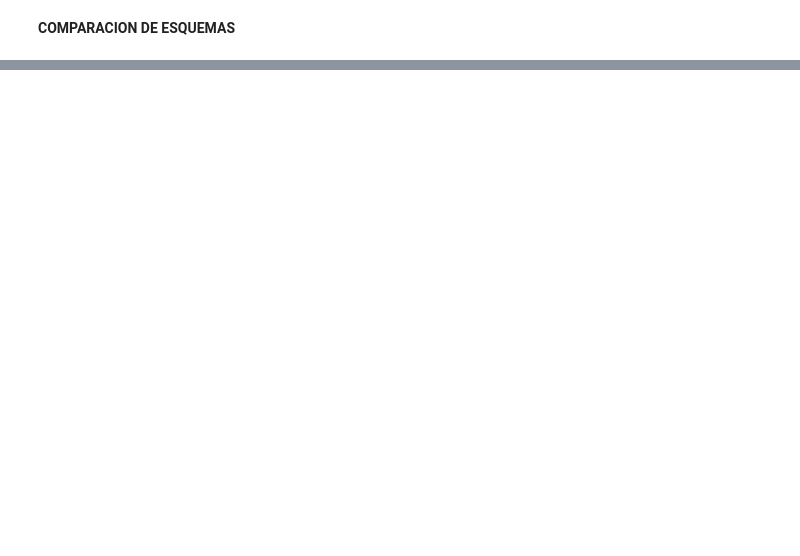
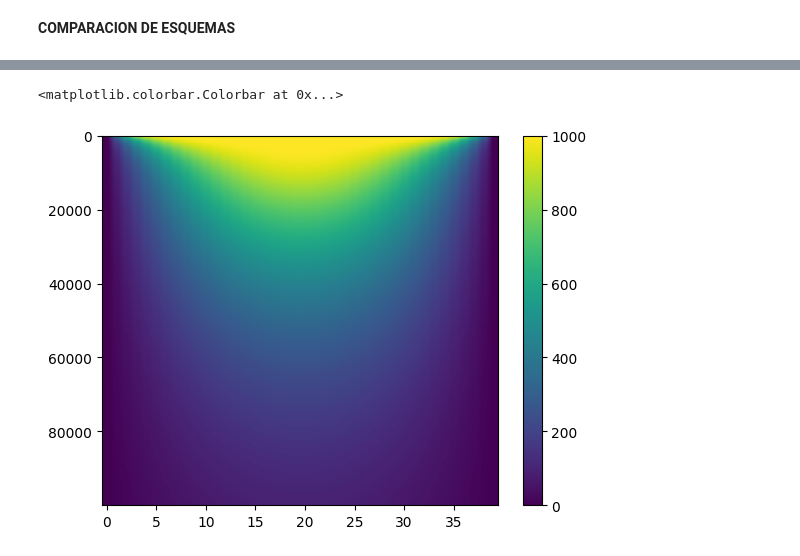
Before and after one commit to Karlosag2020/SIM_YAC_AGUIRRE_UPSE2023, a Jupyter notebook: COMPARACION DE ESQUEMAS.ipynb, the cells around one changed output, grey strips where cells are left out. Saved outputs shown, nothing was run; the diff lists cells and outputs as text; code cells hidden in the pictures; blank space fills up the shorter version.

```diff
--- a/COMPARACION DE ESQUEMAS.ipynb
+++ b/COMPARACION DE ESQUEMAS.ipynb
@@ -9,7 +9,7 @@ import math
 # %%
 #DATOS DE YACIMIENTO
 L=10000
-dx=2500
+dx=250
 Tiempo=100000
 DT=1
 K=50 #Permeabilida MD
@@ -35,7 +35,7 @@ Pexplicita=np.zeros((Tiempo//DT,L//dx))
 # %%
 #Codiciones iniciales
 Pyac=1000 #Presion de yacimiento
-Piz=2000 #Presion de la frontera izquierda
+Piz=0 #Presion de la frontera izquierda
 Pder=0 #Presion de la frontera derecha
 Pin=np.ones(L//dx) #vector de condiciones
 Pres=np.zeros(L//dx)
@@ -102,0 +126,8 @@ while t<Tiempo: #Ciclo en el tiempo
+# %%
+# Graficar
+import matplotlib.pyplot as plt
+imgplot = plt.imshow(Pexplicita,aspect='auto')
+plt.colorbar()
+# %% [output]
+<matplotlib.colorbar.Colorbar at 0x...>
+[figure, added]
```
Also changed, not shown: parts of 6 cells of this notebook.
